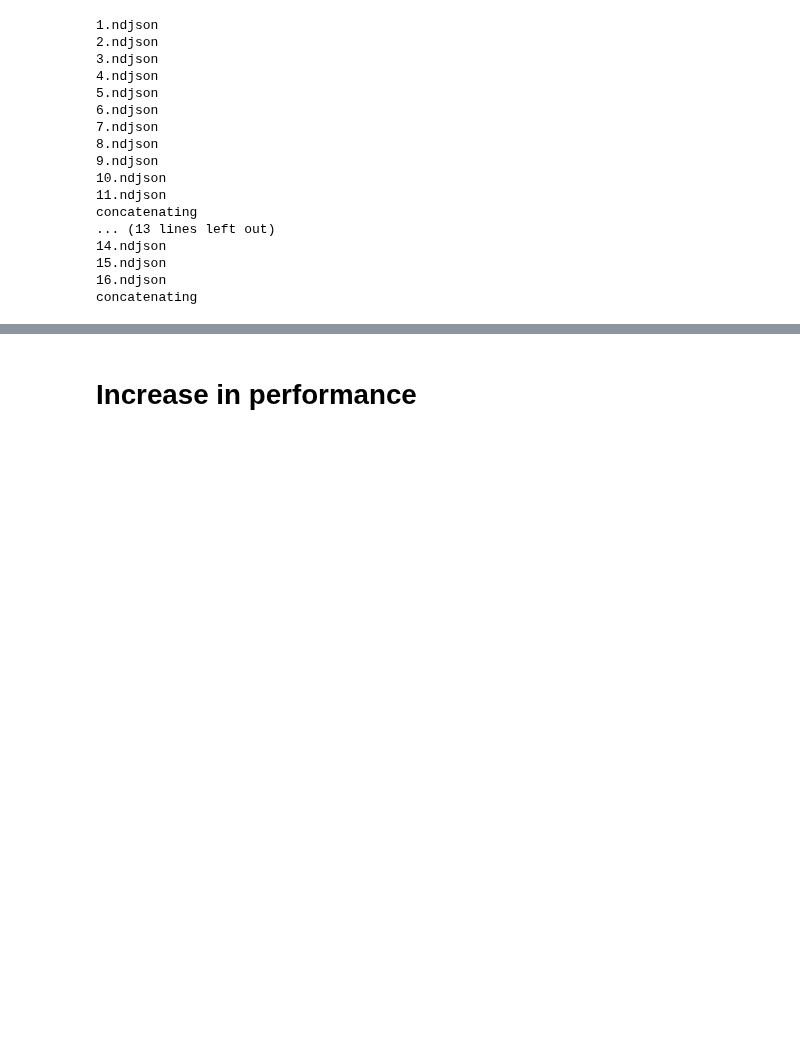
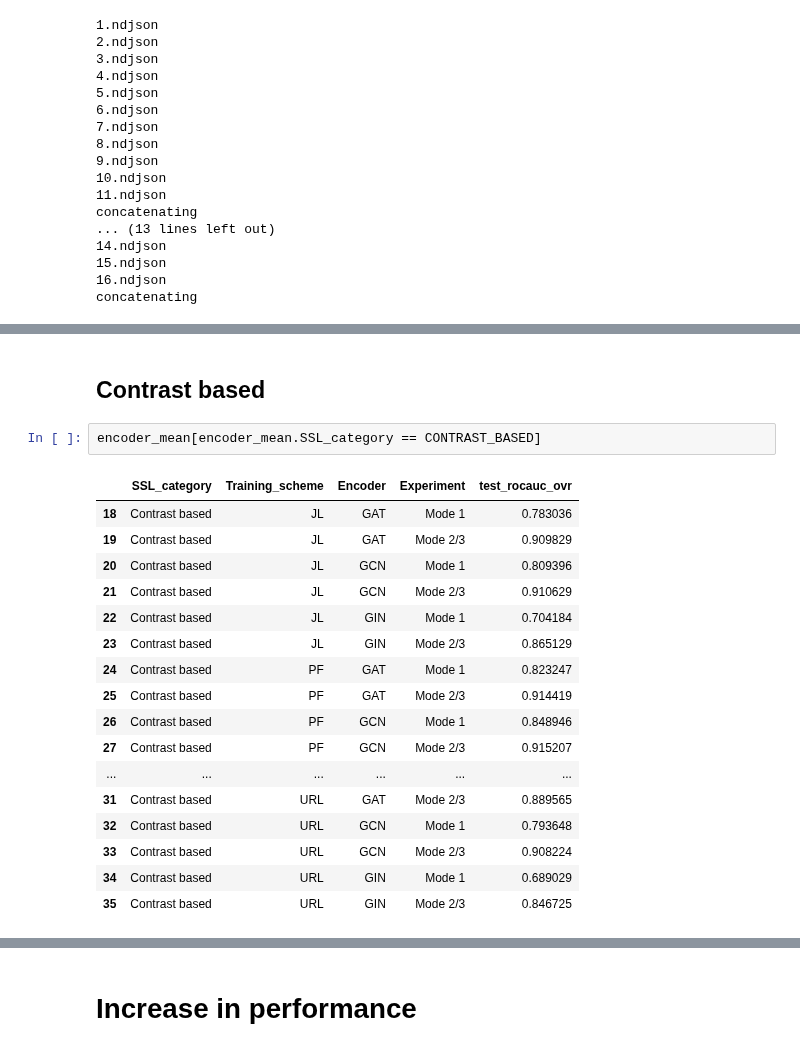
Before and after one commit to ITU-Thesis/graphworld, a Jupyter notebook: evaluation/global_analysis.ipynb, the cells around one changed output, grey strips where cells are left out. Drawn from its saved outputs; the diff is of its cells as text; blank space fills up the shorter version.

```diff
--- a/evaluation/global_analysis.ipynb
+++ b/evaluation/global_analysis.ipynb
@@ -94,0 +171,22 @@ df_ssl
+# %% [markdown]
+## Contrast based
+# %%
+encoder_mean[encoder_mean.SSL_category == CONTRAST_BASED]
+# %% [output]
+|  | SSL_category | Training_scheme | Encoder | Experiment | test_rocauc_ovr |
+| 18 | Contrast based | JL | GAT | Mode 1 | 0.783036 |
+| 19 | Contrast based | JL | GAT | Mode 2/3 | 0.909829 |
+| 20 | Contrast based | JL | GCN | Mode 1 | 0.809396 |
+| 21 | Contrast based | JL | GCN | Mode 2/3 | 0.910629 |
+| 22 | Contrast based | JL | GIN | Mode 1 | 0.704184 |
+| 23 | Contrast based | JL | GIN | Mode 2/3 | 0.865129 |
+| 24 | Contrast based | PF | GAT | Mode 1 | 0.823247 |
+| 25 | Contrast based | PF | GAT | Mode 2/3 | 0.914419 |
+| 26 | Contrast based | PF | GCN | Mode 1 | 0.848946 |
+| 27 | Contrast based | PF | GCN | Mode 2/3 | 0.915207 |
+| ... | ... | ... | ... | ... | ... |
+| 31 | Contrast based | URL | GAT | Mode 2/3 | 0.889565 |
+| 32 | Contrast based | URL | GCN | Mode 1 | 0.793648 |
+| 33 | Contrast based | URL | GCN | Mode 2/3 | 0.908224 |
+| 34 | Contrast based | URL | GIN | Mode 1 | 0.689029 |
+| 35 | Contrast based | URL | GIN | Mode 2/3 | 0.846725 |
```
Also changed, not shown: parts of 21 cells of this notebook, 3 other files.
